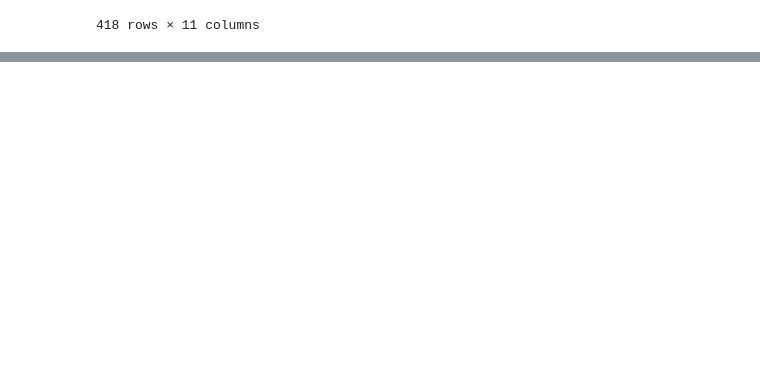
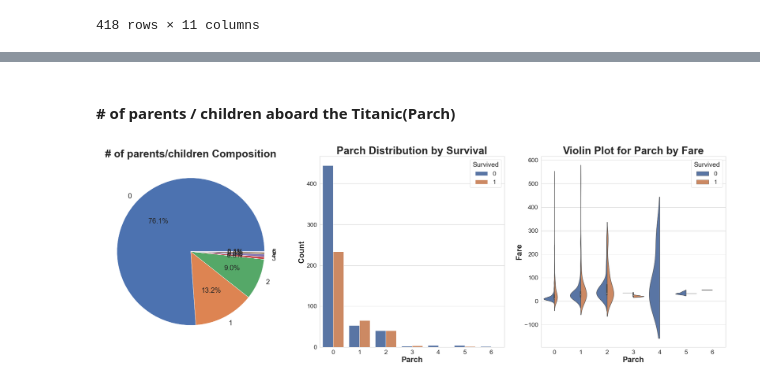
Before and after one commit to sainathreddkandanulu/Titanic, a Jupyter notebook: workflow.ipynb, the cells around one changed output, grey strips where cells are left out. Cells and saved outputs as stored; diff of their text form; code cells hidden in the pictures; blank space fills up the shorter version.

```diff
--- a/workflow.ipynb
+++ b/workflow.ipynb
@@ -55,0 +287,6 @@ test_df
+# %% [markdown]
+#### # of parents / children aboard the Titanic(Parch)
+# %%
+parch(train_df)
+# %% [output]
+[figure, added]
```
Also changed, not shown: parts of 65 cells of this notebook.
